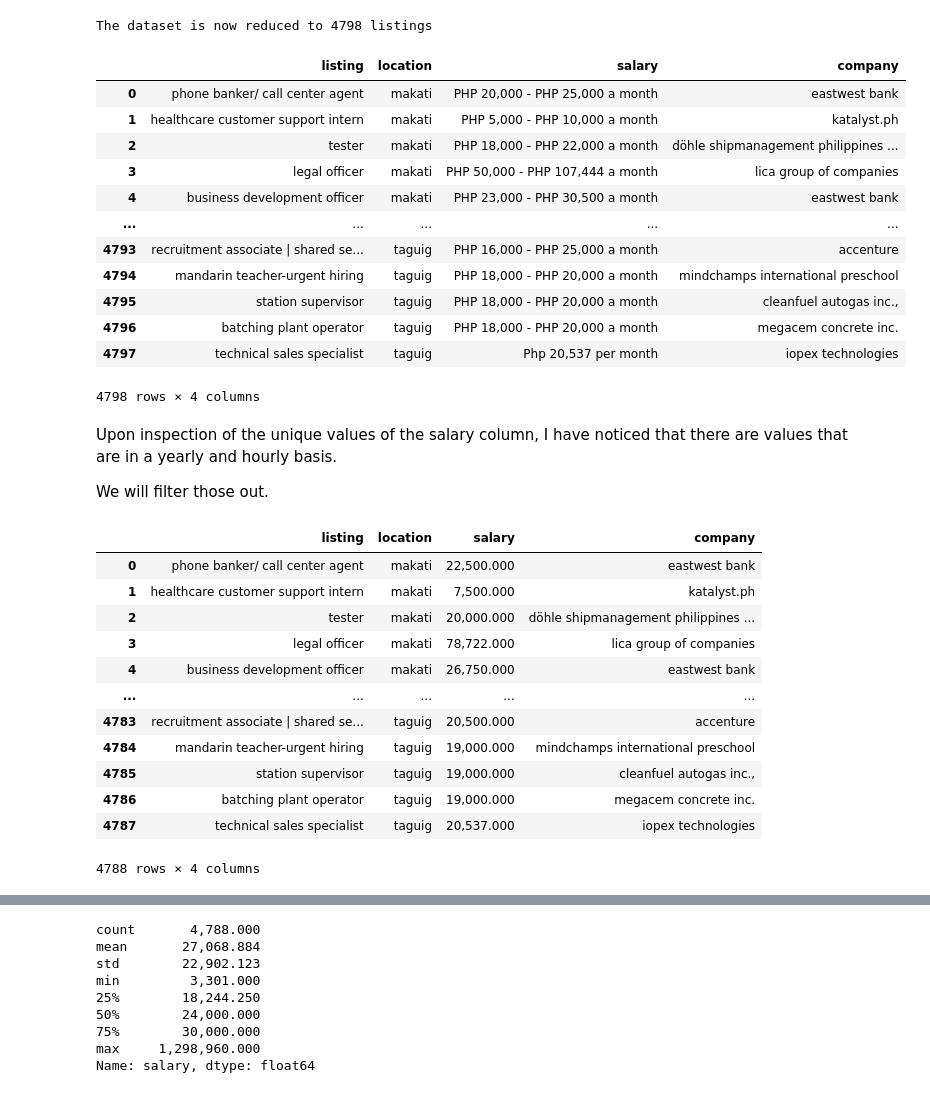
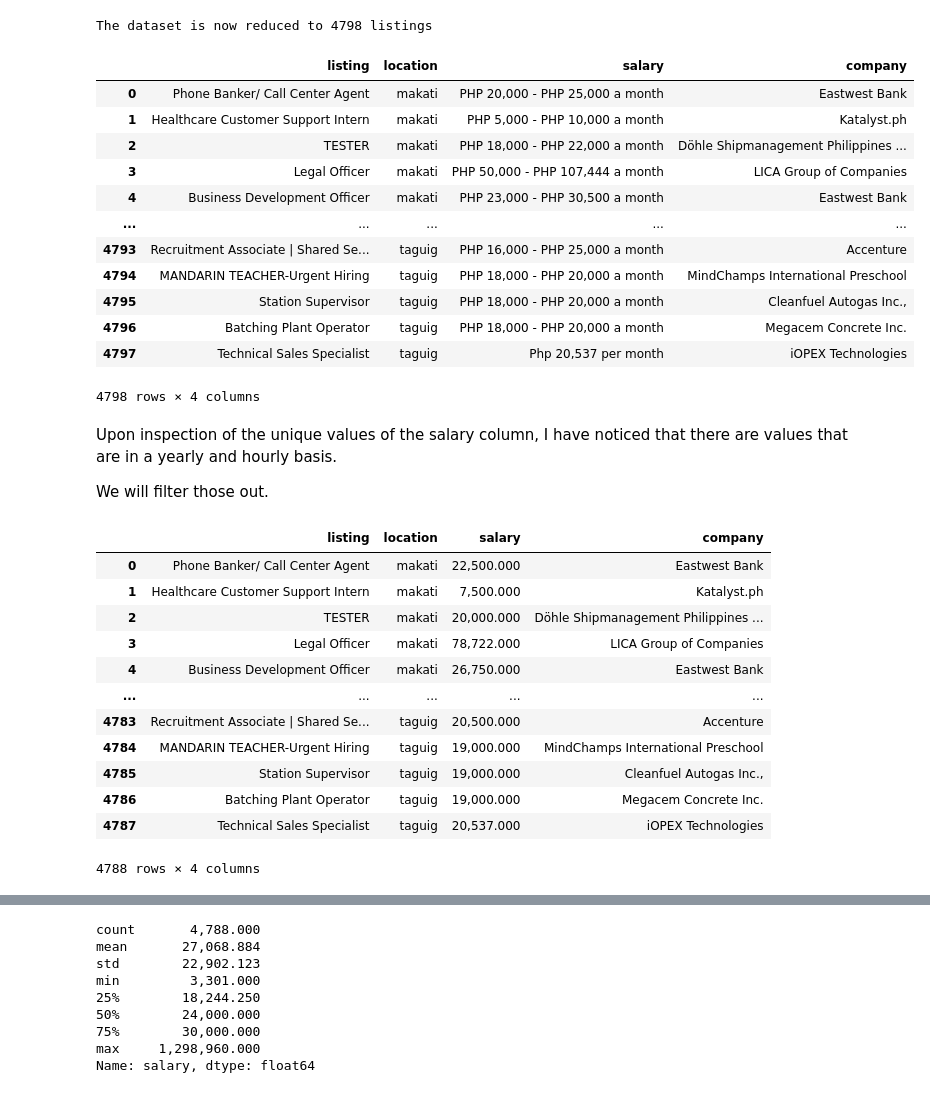
Before and after one commit to RuizLorenzoChavez/city-desirability-data101, a Jupyter notebook: dataCleaner.ipynb, the cells around one changed output, grey strips where cells are left out. Saved outputs shown, nothing was run; the diff lists cells and outputs as text; code cells hidden in the pictures.

```diff
--- a/dataCleaner.ipynb
+++ b/dataCleaner.ipynb
@@ -1247,24 +1245,22 @@ print(f'The dataset is now reduced to {pithy_ncr_jobs.shape[0]} listings')
 The dataset is now reduced to 4798 listings
 # %%
 #  making every columns with string values to lowercase
-pithy_ncr_jobs['listing'] = pithy_ncr_jobs['listing'].apply(lambda x: x.lower())
 pithy_ncr_jobs['location'] = pithy_ncr_jobs['location'].apply(lambda x: x.lower())
-pithy_ncr_jobs['company'] = pithy_ncr_jobs['company'].apply(lambda x: x.lower())
 
 pithy_ncr_jobs
 # %% [output]
 |  | listing | location | salary | company |
-| 0 | phone banker/ call center agent | makati | PHP 20,000 - PHP 25,000 a month | eastwest bank |
-| 1 | healthcare customer support intern | makati | PHP 5,000 - PHP 10,000 a month | katalyst.ph |
-| 2 | tester | makati | PHP 18,000 - PHP 22,000 a month | döhle shipmanagement philippines ... |
-| 3 | legal officer | makati | PHP 50,000 - PHP 107,444 a month | lica group of companies |
-| 4 | business development officer | makati | PHP 23,000 - PHP 30,500 a month | eastwest bank |
+| 0 | Phone Banker/ Call Center Agent | makati | PHP 20,000 - PHP 25,000 a month | Eastwest Bank |
+| 1 | Healthcare Customer Support Intern | makati | PHP 5,000 - PHP 10,000 a month | Katalyst.ph |
+| 2 | TESTER | makati | PHP 18,000 - PHP 22,000 a month | Döhle Shipmanagement Philippines ... |
+| 3 | Legal Officer | makati | PHP 50,000 - PHP 107,444 a month | LICA Group of Companies |
+| 4 | Business Development Officer | makati | PHP 23,000 - PHP 30,500 a month | Eastwest Bank |
 | ... | ... | ... | ... | ... |
-| 4793 | recruitment associate | shared se... | taguig | PHP 16,000 - PHP 25,000 a month | accenture |
-| 4794 | mandarin teacher-urgent hiring | taguig | PHP 18,000 - PHP 20,000 a month | mindchamps international preschool |
-| 4795 | station supervisor | taguig | PHP 18,000 - PHP 20,000 a month | cleanfuel autogas inc., |
-| 4796 | batching plant operator | taguig | PHP 18,000 - PHP 20,000 a month | megacem concrete inc. |
-| 4797 | technical sales specialist | taguig | Php 20,537 per month | iopex technologies |
+| 4793 | Recruitment Associate | Shared Se... | taguig | PHP 16,000 - PHP 25,000 a month | Accenture |
+| 4794 | MANDARIN TEACHER-Urgent Hiring | taguig | PHP 18,000 - PHP 20,000 a month | MindChamps International Preschool |
+| 4795 | Station Supervisor | taguig | PHP 18,000 - PHP 20,000 a month | Cleanfuel Autogas Inc., |
+| 4796 | Batching Plant Operator | taguig | PHP 18,000 - PHP 20,000 a month | Megacem Concrete Inc. |
+| 4797 | Technical Sales Specialist | taguig | Php 20,537 per month | iOPEX Technologies |
 4798 rows × 4 columns
 # %%
 #  we will clean up salary columns
@@ -1311,17 +1307,17 @@ pithy_ncr_jobs['salary'] = salary_subset['average']
 pithy_ncr_jobs
 # %% [output]
 |  | listing | location | salary | company |
-| 0 | phone banker/ call center agent | makati | 22,500.000 | eastwest bank |
-| 1 | healthcare customer support intern | makati | 7,500.000 | katalyst.ph |
-| 2 | tester | makati | 20,000.000 | döhle shipmanagement philippines ... |
-| 3 | legal officer | makati | 78,722.000 | lica group of companies |
-| 4 | business development officer | makati | 26,750.000 | eastwest bank |
+| 0 | Phone Banker/ Call Center Agent | makati | 22,500.000 | Eastwest Bank |
+| 1 | Healthcare Customer Support Intern | makati | 7,500.000 | Katalyst.ph |
+| 2 | TESTER | makati | 20,000.000 | Döhle Shipmanagement Philippines ... |
+| 3 | Legal Officer | makati | 78,722.000 | LICA Group of Companies |
+| 4 | Business Development Officer | makati | 26,750.000 | Eastwest Bank |
 | ... | ... | ... | ... | ... |
-| 4783 | recruitment associate | shared se... | taguig | 20,500.000 | accenture |
-| 4784 | mandarin teacher-urgent hiring | taguig | 19,000.000 | mindchamps international preschool |
-| 4785 | station supervisor | taguig | 19,000.000 | cleanfuel autogas inc., |
-| 4786 | batching plant operator | taguig | 19,000.000 | megacem concrete inc. |
-| 4787 | technical sales specialist | taguig | 20,537.000 | iopex technologies |
+| 4783 | Recruitment Associate | Shared Se... | taguig | 20,500.000 | Accenture |
+| 4784 | MANDARIN TEACHER-Urgent Hiring | taguig | 19,000.000 | MindChamps International Preschool |
+| 4785 | Station Supervisor | taguig | 19,000.000 | Cleanfuel Autogas Inc., |
+| 4786 | Batching Plant Operator | taguig | 19,000.000 | Megacem Concrete Inc. |
+| 4787 | Technical Sales Specialist | taguig | 20,537.000 | iOPEX Technologies |
 4788 rows × 4 columns
 # %%
 #  creating new column that extracts only the city from the location column
```
Also changed, not shown: parts of 15 cells of this notebook, 5 other files.
